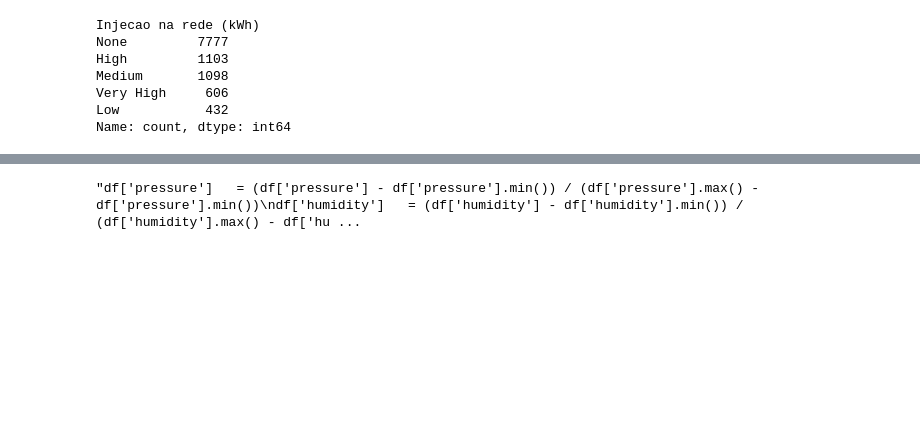
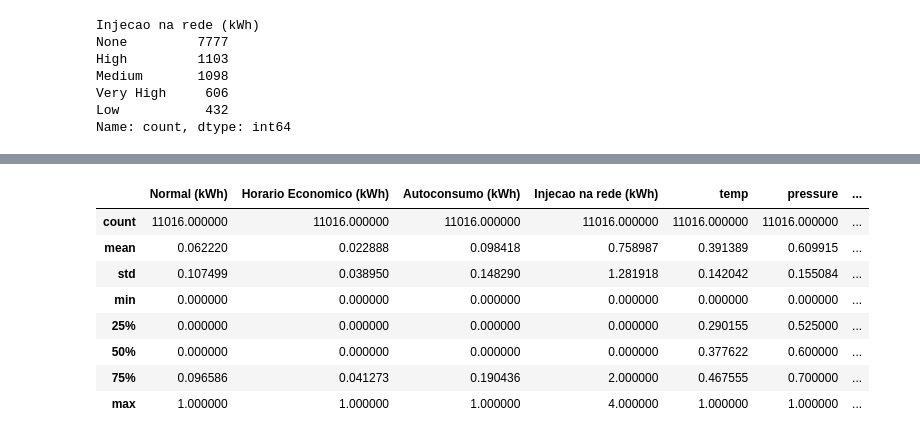
Before and after one commit to mirelois/DaaProjeto, a Jupyter notebook: tarefa_2/tarefaComp.ipynb, the cells around one changed output, grey strips where cells are left out. Drawn from its saved outputs; the diff is of its cells as text; code cells hidden in the pictures; blank space fills up the shorter version.

```diff
--- a/tarefa_2/tarefaComp.ipynb
+++ b/tarefa_2/tarefaComp.ipynb
@@ -826,15 +855,24 @@ df_teste.drop('temp_max', inplace=True, axis=1)
 df.drop('feels_like', inplace=True, axis=1)
 df.drop('temp_min', inplace=True, axis=1)
 df.drop('temp_max', inplace=True, axis=1)
-# %%
-"""df['pressure']   = (df['pressure'] - df['pressure'].min()) / (df['pressure'].max() - df['pressure'].min())
-df['humidity']   = (df['humidity'] - df['humidity'].min()) / (df['humidity'].max() - df['humidity'].min())
-df['clouds_all'] = (df['clouds_all'] - df['clouds_all'].min()) / (df['clouds_all'].max() - df['clouds_all'].min())
-df['temp']       = (df['temp'] - df['temp'].min()) / (df['temp'].max() - df['temp'].min())
-df['Hour']       = (df['Hour'] - df['Hour'].min()) / (df['Hour'].max() - df['Hour'].min())
-df.describe()"""
-# %% [output]
-"df['pressure']   = (df['pressure'] - df['pressure'].min()) / (df['pressure'].max() - df['pressure'].min())\ndf['humidity']   = (df['humidity'] - df['humidity'].min()) / (df['humidity'].max() - df['hu ...
+# %%
+for col in df:
+    if col != 'Injecao na rede (kWh)':
+        df[col] = (df[col] - df[col].min()) / (df[col].max() - df[col].min())
+for col in df_teste:
+    if col != 'Injecao na rede (kWh)':
+        df_teste[col] = (df_teste[col] - df_teste[col].min()) / (df_teste[col].max() - df_teste[col].min())
+df.describe()
+# %% [output]
+|  | Normal (kWh) | Horario Economico (kWh) | Autoconsumo (kWh) | Injecao na rede (kWh) | temp | pressure | ... |
+| count | 11016.000000 | 11016.000000 | 11016.000000 | 11016.000000 | 11016.000000 | 11016.000000 | ... |
+| mean | 0.062220 | 0.022888 | 0.098418 | 0.758987 | 0.391389 | 0.609915 | ... |
+| std | 0.107499 | 0.038950 | 0.148290 | 1.281918 | 0.142042 | 0.155084 | ... |
+| min | 0.000000 | 0.000000 | 0.000000 | 0.000000 | 0.000000 | 0.000000 | ... |
+| 25% | 0.000000 | 0.000000 | 0.000000 | 0.000000 | 0.290155 | 0.525000 | ... |
+| 50% | 0.000000 | 0.000000 | 0.000000 | 0.000000 | 0.377622 | 0.600000 | ... |
+| 75% | 0.096586 | 0.041273 | 0.190436 | 2.000000 | 0.467555 | 0.700000 | ... |
+| max | 1.000000 | 1.000000 | 1.000000 | 4.000000 | 1.000000 | 1.000000 | ... |
 # %%
 X = df.drop('Injecao na rede (kWh)', axis = 1)
 y = df['Injecao na rede (kWh)']
```
Also changed, not shown: parts of 25 cells of this notebook, 7 other files.
